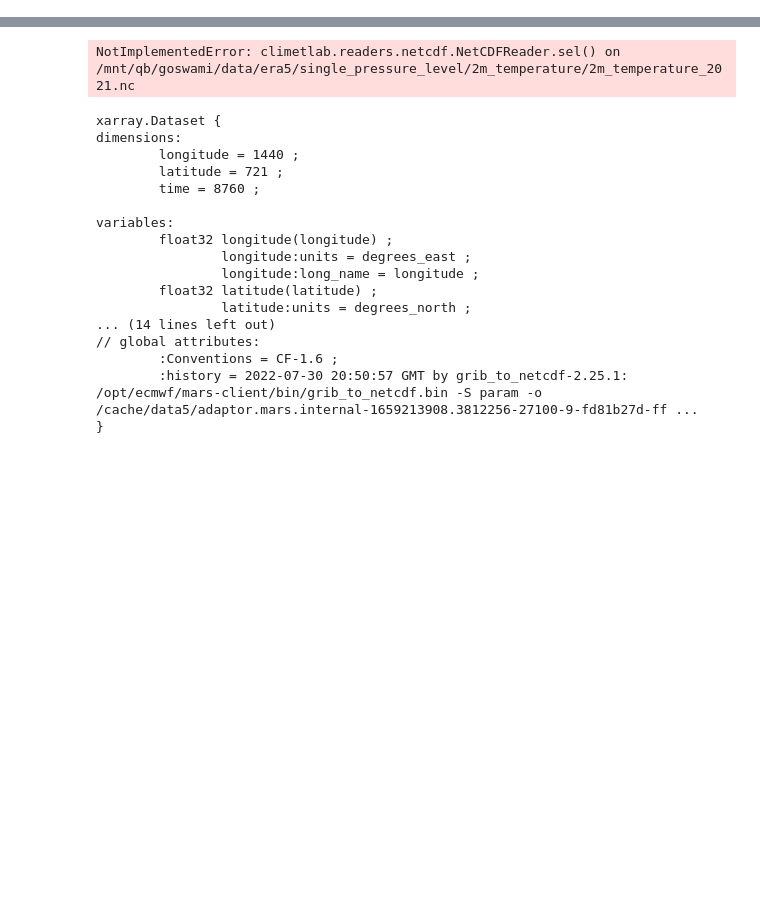
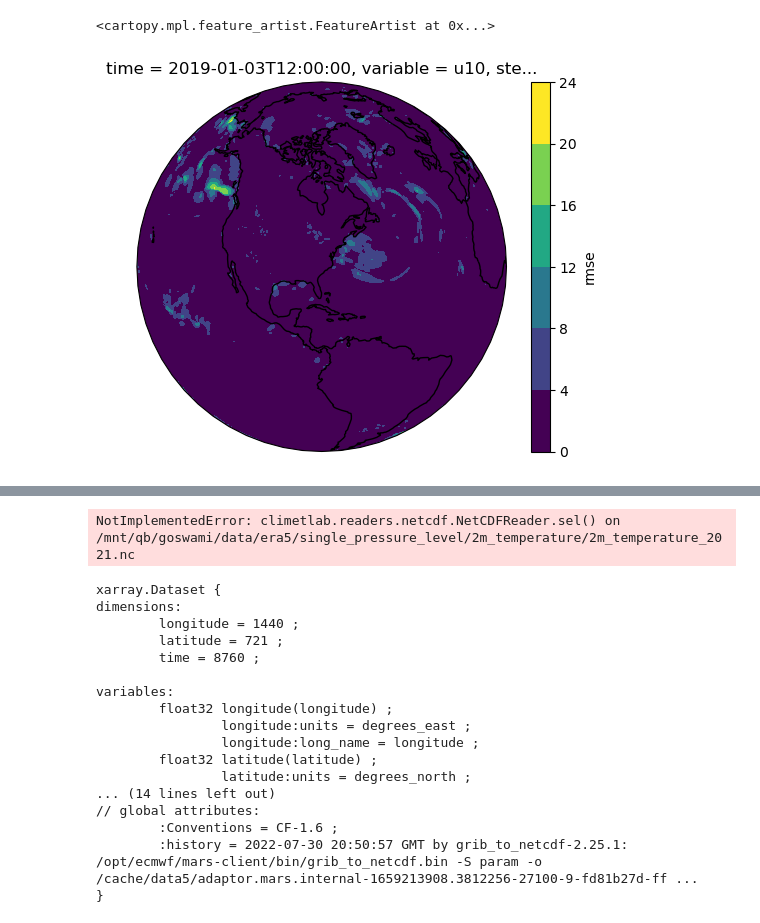
Before and after one commit to Slusny/Modulated-Spherical-Fourier-Neural-Operator, a Jupyter notebook: test.ipynb, the cells around one changed output, grey strips where cells are left out. Cells and saved outputs as stored; diff of their text form; code cells hidden in the pictures; blank space fills up the shorter version.

```diff
--- a/test.ipynb
+++ b/test.ipynb
@@ -12,0 +63,10 @@ import climetlab as cml
+# %%
+st3 = air.sel(step=[6*10])['rmse'].squeeze()
+
+ax = plt.axes(projection=ccrs.Orthographic(-80, 35))
+ax.set_global()
+st3.plot.contourf(ax=ax, transform=ccrs.PlateCarree())
+ax.coastlines()
+# %% [output]
+<cartopy.mpl.feature_artist.FeatureArtist at 0x...>
+[figure, added]
```
Also changed, not shown: parts of 6 cells of this notebook, 1 other file.
